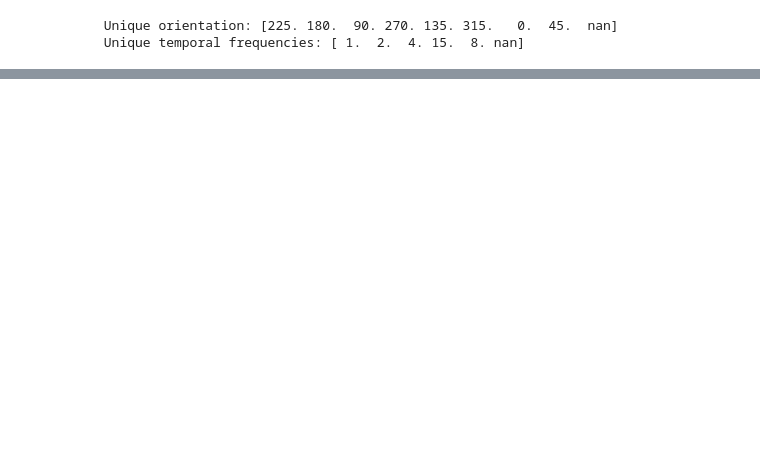
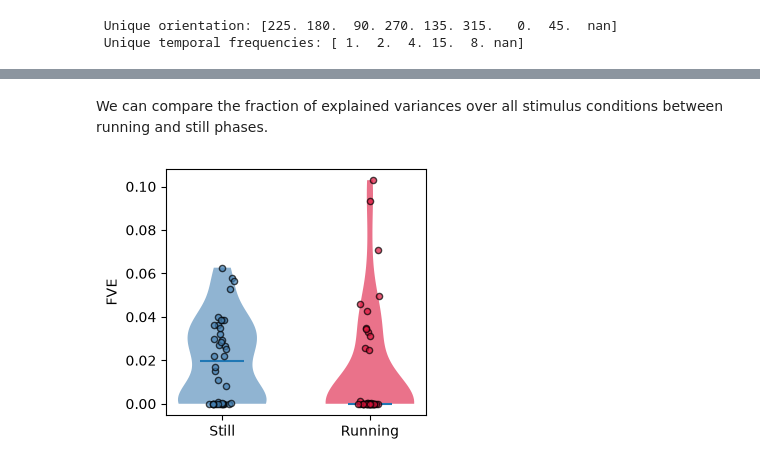
Before and after one commit to MartinGruber15/neural_data_science_project, a Jupyter notebook: notebooks/gpfa_drifitng_gratings.ipynb, the cells around one changed output, grey strips where cells are left out. Saved outputs shown, nothing was run; the diff lists cells and outputs as text; code cells hidden in the pictures; blank space fills up the shorter version.

Commit message:
Clean up code in gpfa drifting grating analysis

```diff
--- a/notebooks/gpfa_drifitng_gratings.ipynb
+++ b/notebooks/gpfa_drifitng_gratings.ipynb
@@ -184,7 +100,6 @@ class GPFADataset:
 # %%
 # loop this over all possible temporal frequencies and orientations to create a dataset for each condition
 fits = {}
-
 for running_phase in RUNNING_PHASES:
     for orientation in ORIENTATIONS:
         for temporal_frequency in TEMPORAL_FREQUENCIES:
@@ -200,14 +115,13 @@ for running_phase in RUNNING_PHASES:
             )
 
             if data_drifting_gratings.numTrials > NR_TEST_TRIALS:
-                print(f"Orientation: {orientation}, Temporal Frequency: {temporal_frequency}, Running Phase: {running_phase}, Trials: {data_drifting_gratings.numTrials}, Trial Duration: {data_drifting_gratings.trialDur} ms, Bin Size: {data_drifting_gratings.binSize} ms")
-                print(f"Fitting GPFA model for orientation {orientation}, temporal frequency {temporal_frequency}, and running phase {running_phase}...")
+                print(f"Fitting GPFA model..")
 
                 xval_drifting_gratings = util.crossValidation(
                     experiment = data_drifting_gratings,
                     numTrainingTrials = data_drifting_gratings.numTrials - NR_TEST_TRIALS,
                     numTestTrials = NR_TEST_TRIALS,
-                    maxXdim = XDIM,
+                    maxXdim = 1, # for simplicity, we set latent dim to 1
                     maxEMiter = NR_EM_ITER,
                     batchSize = BATCH_SIZE,
                     inferenceMethod = "laplace",
@@ -411,3 +177,0 @@ def compute_cov_approx(fits):
-# %%
-raw_covs = compute_raw_cov(fits)
-approx_covs = compute_cov_approx(fits)
@@ -693,0 +200,34 @@ plt.show()
+# %%
+def compute_cov_approx(fits):
+    """Compute raw covariance, approximate covariance, and explained variance
+    for each condition of the fit
+    """
+
+    raw_covs = {}
+    approx_covs, approx_mus = {}, {}
+    explained_vars = {}
+    for key, (train_set, _, xval_drifting_gratings) in fits.items():
+
+        # raw covariance from the training set
+        all_Y = np.concatenate([trial["Y"] for trial in train_set.data], axis=1)  # shape (ydim, total_bins)
+        raw_covs[key] = np.cov(all_Y)  # shape (ydim, ydim)
+
+        # approximate covariance from the fitted GPFA model
+        fit = xval_drifting_gratings.fits[0]
+        approx_cov, approx_mu = cov_anal(fit)  # shape (ydim, ydim)
+        approx_covs[key] = approx_cov
+        approx_mus[key] = approx_mu
+
+        # explained variance
+        explained_vars[key] = var_explained(raw_covs[key], approx_covs[key], approx_mus[key])
+
+    return raw_covs, approx_covs, approx_mus, explained_vars
+# %%
+raw_covs, approx_covs, approx_mus, explained_variances = compute_cov_approx(fits)
+# %% [markdown]
+We can compare the fraction of explained variances over all stimulus conditions between running and still phases.
+# %%
+fig, ax = plot_explained_variance(explained_variances)
+plt.show()
+# %% [output]
+[figure, added]
```
Also changed, not shown: parts of 61 cells of this notebook, 1 other file.
